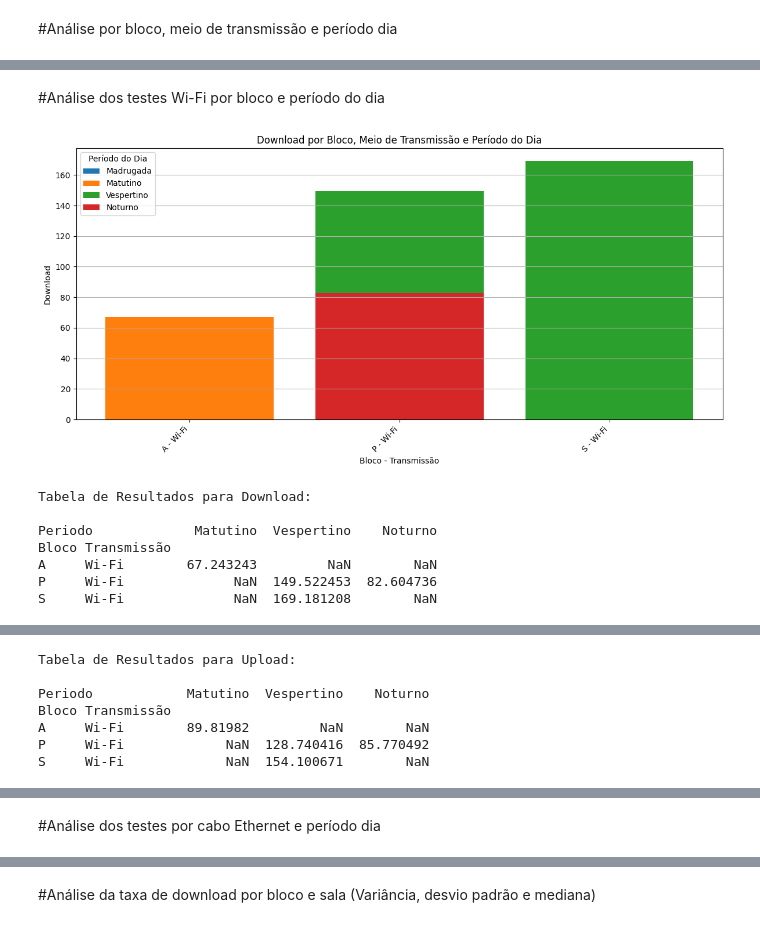
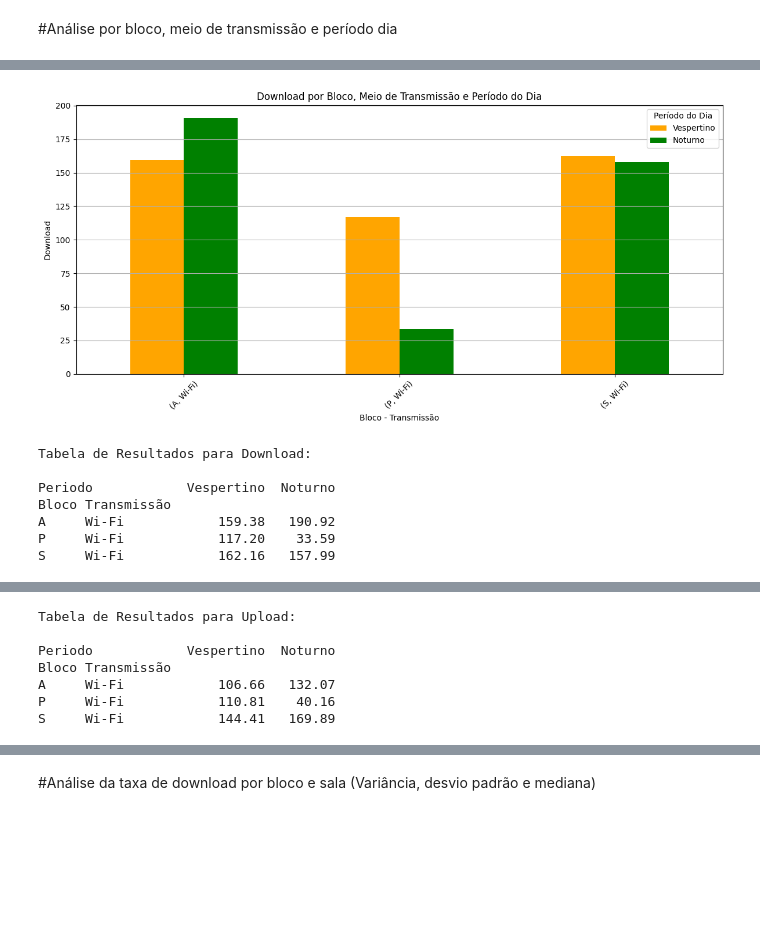
Before and after one commit to matheusbuenowb/University-Network-Analysis, a Jupyter notebook: TCC_Análise.ipynb, the cells around one changed output, grey strips where cells are left out. Cells and saved outputs as stored; diff of their text form; code cells hidden in the pictures; blank space fills up the shorter version.

```diff
--- a/TCC_Análise.ipynb
+++ b/TCC_Análise.ipynb
@@ -524,7 +540,7 @@ import pandas as pd
 import matplotlib.pyplot as plt
 from tabulate import tabulate
 
-data = pd.read_csv('Testes.csv', delimiter=',')
+data = pd.read_csv('/content/TestesAmostras100.csv', delimiter=',')
 
 #Adicionando uma nova coluna para representar o período do dia
 data['Periodo'] = pd.cut(pd.to_datetime(data['Horário']).dt.hour,
@@ -532,14 +548,20 @@ data['Periodo'] = pd.cut(pd.to_datetime(data['Horário']).dt.hour,
                          labels=['Madrugada', 'Matutino', 'Vespertino', 'Noturno'])
 
 #Agrupando os dados por bloco, meio de transmissão e período do dia, e calcular as médias
-grouped_data = data.groupby(['Bloco', 'Transmissão', 'Periodo']).mean()[['Download', 'Upload', 'Latência', 'Jitter']].reset_index()
 
+#grouped_data = data.groupby(['Bloco', 'Transmissão', 'Periodo']).mean()[['Download', 'Upload', 'Latência', 'Jitter']].reset_index()
+
+grouped_data = data.pivot_table(index=['Bloco', 'Transmissão', 'Periodo'],
+                                values=['Download', 'Upload', 'Latência', 'Jitter'],
+                                aggfunc='mean').reset_index()
+
+#plt.bar(range(len(grouped_data)), grouped_data[metric], color='blue')
 
 metrics = ['Download', 'Upload', 'Latência', 'Jitter']
 for metric in metrics:
     plt.figure(figsize=(12, 6))
     grouped_data_pivot = grouped_data.pivot_table(index=['Bloco', 'Transmissão'], columns='Periodo', values=metric)
-    grouped_data_pivot.plot(kind='bar', rot=45, ax=plt.gca())
+    grouped_data_pivot.plot(kind='bar', rot=45, ax=plt.gca(), color = ['orange', 'green'])
     plt.xlabel('Bloco - Transmissão')
     plt.ylabel(metric)
     plt.title(f'{metric} por Bloco, Meio de Transmissão e Período do Dia')
@@ -682,59 +703,53 @@ S204 Wi-Fi            nan       3.25     nan
-# %% [markdown]
-#Análise dos testes Wi-Fi por bloco e período do dia
 # %%
 import pandas as pd
 import matplotlib.pyplot as plt
+from tabulate import tabulate
 
-# Carregar os dados do arquivo CSV
-data = pd.read_csv('Testes.csv', delimiter=',')
+data = pd.read_csv('/content/TestesAmostras100.csv', delimiter=',')
 
-# Adicionar uma nova coluna para representar o período do dia
+#Adicionando uma nova coluna para representar o período do dia
 data['Periodo'] = pd.cut(pd.to_datetime(data['Horário']).dt.hour,
                          bins=[0, 6, 12, 18, 24],
                          labels=['Madrugada', 'Matutino', 'Vespertino', 'Noturno'])
 
-# Filtrar os dados para incluir apenas aqueles com meio de transmissão como Wi-Fi
-data_wifi = data[data['Transmissão'] == 'Wi-Fi']
+#Agrupando os dados por bloco, meio de transmissão e período do dia, e calcular as médias
 
-# Agrupar os dados filtrados por bloco, meio de transmissão e período do dia, e calcular as médias
-grouped_data = data_wifi.groupby(['Bloco', 'Transmissão', 'Periodo']).mean()[['Download', 'Upload', 'Latência', 'Jitter']].reset_index()
+#grouped_data = data.groupby(['Bloco', 'Transmissão', 'Periodo']).mean()[['Download', 'Upload', 'Latência', 'Jitter']].reset_index()
 
-# Lista de métricas
+wi_fi_data = data[data['Transmissão'] == 'Wi-Fi']
+grouped_data = wi_fi_data.pivot_table(index=['Bloco', 'Transmissão', 'Periodo'],
+                                values=['Download', 'Upload', 'Latência', 'Jitter'],
+                                aggfunc='mean').reset_index()
+
+
+#plt.bar(range(len(grouped_data)), grouped_data[metric], color='blue')
+
 metrics = ['Download', 'Upload', 'Latência', 'Jitter']
-
-# Iterar sobre as métricas
 for metric in metrics:
-    # Criar uma figura e eixos
     plt.figure(figsize=(12, 6))
-    ax = plt.gca()
-
-    # Iterar sobre as colunas do DataFrame e plotar cada uma delas
-    for periodo in grouped_data['Periodo'].unique():
-        subset = grouped_data[grouped_data['Periodo'] == periodo]
-        ax.bar(subset['Bloco'] + ' - ' + subset['Transmissão'], subset[metric], label=periodo)
-
-    # Adicionar detalhes ao gráfico
+    grouped_data_pivot = grouped_data.pivot_table(index=['Bloco', 'Transmissão'], columns='Periodo', values=metric)
+    grouped_data_pivot.plot(kind='bar', rot=45, ax=plt.gca(), color = ['orange', 'green'])
     plt.xlabel('Bloco - Transmissão')
     plt.ylabel(metric)
     plt.title(f'{metric} por Bloco, Meio de Transmissão e Período do Dia')
     plt.legend(title='Período do Dia')
-    plt.xticks(rotation=45, ha='right')
     plt.grid(axis='y')
     plt.tight_layout()
-
-    # Exibir o gráfico
     plt.show()
 
     # Imprimir tabela de resultados
+    #print(f'Tabela de Resultados para {metric}:\n')
+    #print(tabulate(grouped_data_pivot.applymap(lambda x: '{:.2f}'.format(x)), headers='keys', tablefmt='grid'))
+    #plt.show()
     print(f'Tabela de Resultados para {metric}:\n')
-    print(grouped_data.pivot_table(index=['Bloco', 'Transmissão'], columns='Periodo', values=metric))
-    print('\n')
+    print(grouped_data_pivot)
+    plt.show()
 # %% [output]
-[figure, old version]
+[figure, new version]
 Tabela de Resultados para Download:
 
-Periodo             Matutino  Vespertino    Noturno
+Periodo            Vespertino  Noturno
 Bloco Transmissão
-A     Wi-Fi        67.243243         NaN        NaN
-P     Wi-Fi              NaN  149.522453  82.604736
-S     Wi-Fi              NaN  169.181208        NaN
+A     Wi-Fi            159.38   190.92
+P     Wi-Fi            117.20    33.59
+S     Wi-Fi            162.16   157.99
@@ -742,7 +757,7 @@ S     Wi-Fi              NaN  169.181208        NaN
 Tabela de Resultados para Upload:
 
-Periodo            Matutino  Vespertino    Noturno
+Periodo            Vespertino  Noturno
 Bloco Transmissão
-A     Wi-Fi        89.81982         NaN        NaN
-P     Wi-Fi             NaN  128.740416  85.770492
-S     Wi-Fi             NaN  154.100671        NaN
+A     Wi-Fi            106.66   132.07
+P     Wi-Fi            110.81    40.16
+S     Wi-Fi            144.41   169.89
@@ -765,2 +779,0 @@ S     Wi-Fi             NaN    3.250201       NaN
-# %% [markdown]
-#Análise dos testes por cabo Ethernet e período dia
```
Also changed, not shown: parts of 15 cells of this notebook.
